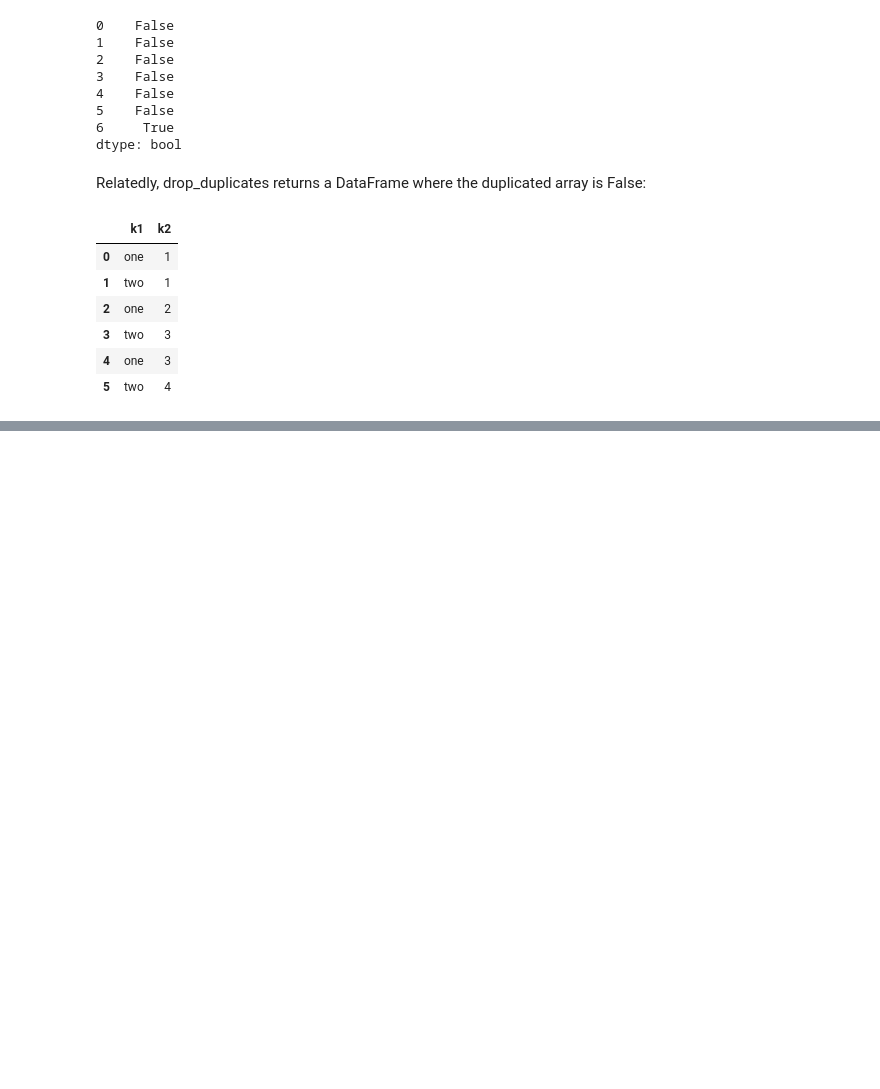
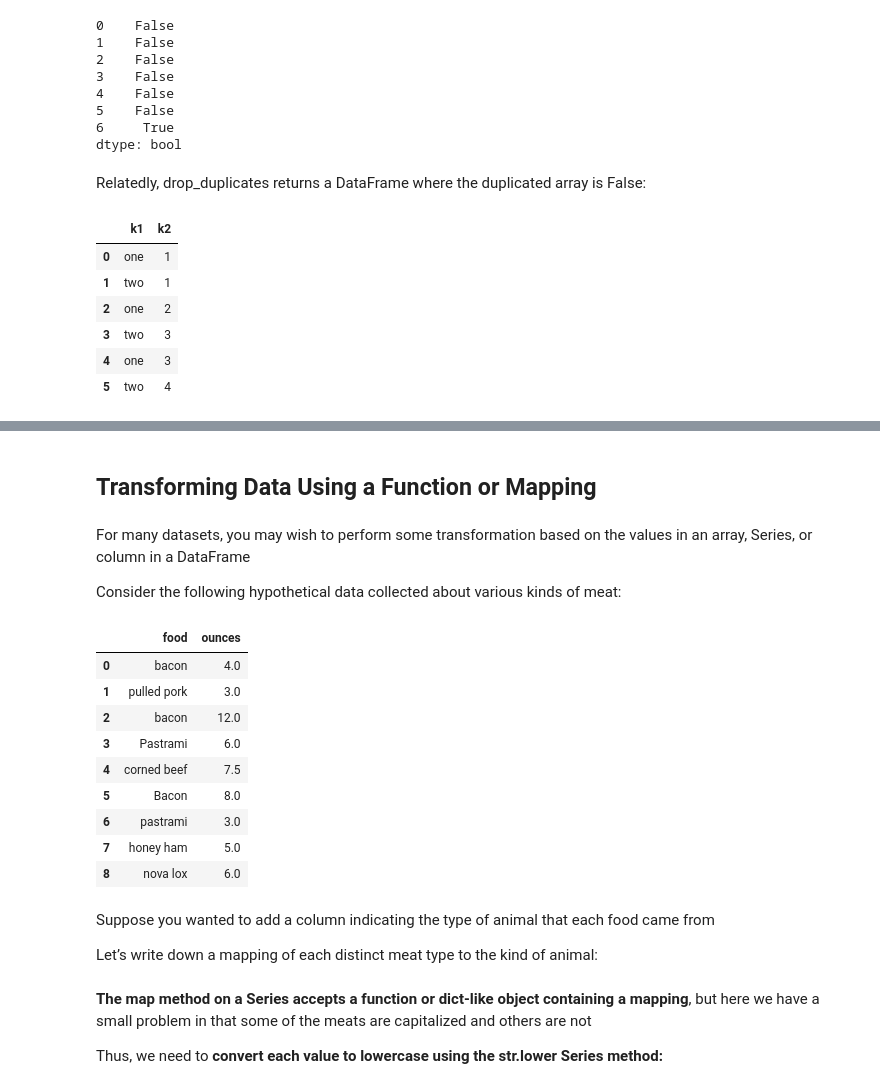
Before and after one commit to lucaslokchan/data-analysis, a Jupyter notebook: Python for Data Analysis/07_Data_Cleaning_and_Preparation.ipynb, the cells around one changed output, grey strips where cells are left out. Saved outputs shown, nothing was run; the diff lists cells and outputs as text; code cells hidden in the pictures; blank space fills up the shorter version.

```diff
--- a/Python for Data Analysis/07_Data_Cleaning_and_Preparation.ipynb
+++ b/Python for Data Analysis/07_Data_Cleaning_and_Preparation.ipynb
@@ -329,0 +367,6 @@ data.drop_duplicates()
+# %% [markdown]
+## Transforming Data Using a Function or Mapping
+# %% [markdown]
+For many datasets, you may wish to perform some transformation based on the values in an array, Series, or column in a DataFrame
+
+Consider the following hypothetical data collected about various kinds of meat:
@@ -329,0 +378,17 @@ data.drop_duplicates()
+# %%
+data
+# %% [output]
+|  | food | ounces |
+| 0 | bacon | 4.0 |
+| 1 | pulled pork | 3.0 |
+| 2 | bacon | 12.0 |
+| 3 | Pastrami | 6.0 |
+| 4 | corned beef | 7.5 |
+| 5 | Bacon | 8.0 |
+| 6 | pastrami | 3.0 |
+| 7 | honey ham | 5.0 |
+| 8 | nova lox | 6.0 |
+# %% [markdown]
+Suppose you wanted to add a column indicating the type of animal that each food came from
+
+Let’s write down a mapping of each distinct meat type to the kind of animal:
@@ -329,0 +404,4 @@ data.drop_duplicates()
+# %% [markdown]
+**The map method on a Series accepts a function or dict-like object containing a mapping**, but here we have a small problem in that some of the meats are capitalized and others are not
+
+Thus, we need to **convert each value to lowercase using the str.lower Series method:**
```
Also changed, not shown: parts of 44 cells of this notebook.
